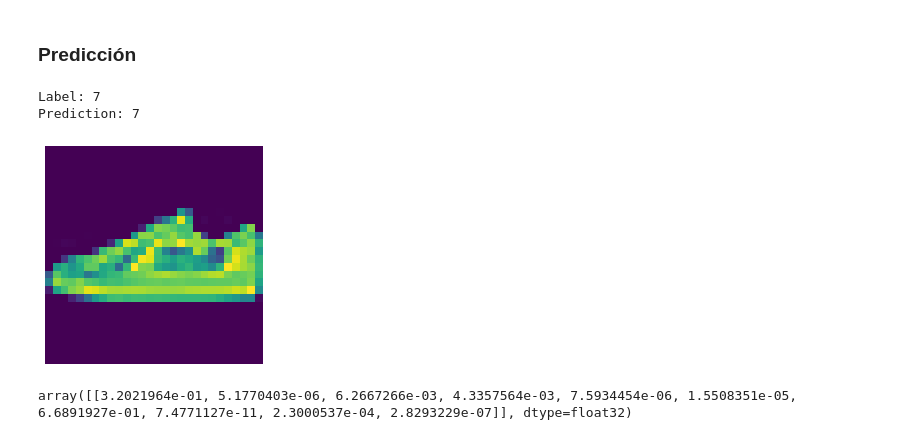
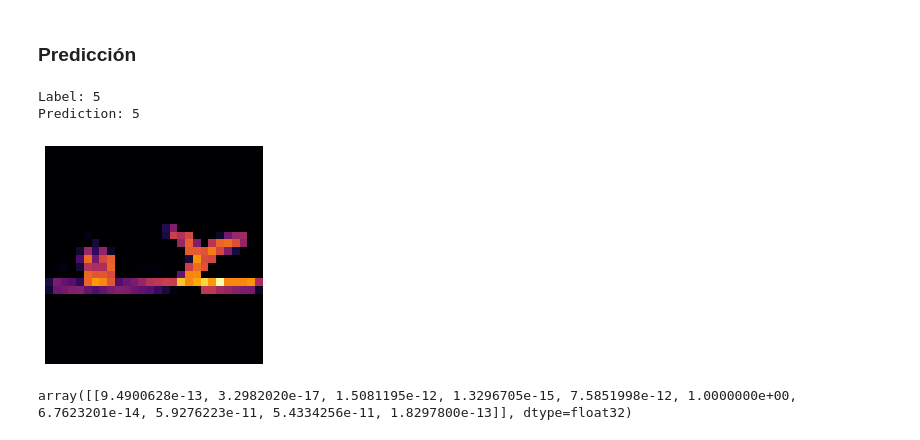
Before and after one commit to mrenchiladas/python-course, a Jupyter notebook: Redes_neuronales_profundas.ipynb, the cells around one changed output. Drawn from its saved outputs; the diff is of its cells as text; code cells hidden in the pictures.

```diff
--- a/Redes_neuronales_profundas.ipynb
+++ b/Redes_neuronales_profundas.ipynb
@@ -141,6 +144,12 @@ model = tf.keras.models.Sequential([
     tf.keras.layers.Dense(64, activation=tf.nn.relu),
     tf.keras.layers.Dense(10, activation=tf.nn.softmax)
 ])
+# %%
+model = tf.keras.models.Sequential()
+model.add(tf.keras.layers.Flatten())
+model.add(tf.keras.layers.Dense(256, activation=tf.nn.relu))
+model.add(tf.keras.layers.Dense(64, activation=tf.nn.relu))
+model.add(tf.keras.layers.Dense(10, activation=tf.nn.softmax))
 # %% [markdown]
 ### Entrenamiento del modelo
 # %%
@@ -150,5 +159,5 @@ model.compile(
     metrics=['accuracy']
 )
 # %%
-model.fit(training_images, training_labels, epochs=15)
+model.fit(training_images, training_labels, epochs=50)
 # %% [output]
@@ -182,20 +191,20 @@ model.evaluate(test_images, test_labels)
 # %%
 import random
 
 test_index = random.randint(0, 10000 - 1)
 
-plt.imshow(test_images[test_index], cmap='viridis')
+plt.imshow(test_images[test_index], cmap='inferno')
 plt.axis(False)
 
 print("Label:", test_labels[test_index])
 input_image = np.reshape(test_images[test_index], (1, 784))
 prediction = model.predict(np.expand_dims(input_image, axis=-1))
 print("Prediction:", np.argmax(prediction))
 # %% [output]
-Label: 7
-Prediction: 7
+Label: 5
+Prediction: 5
-[figure, old version]
+[figure, new version]
 # %%
 prediction
 # %% [output]
-array([[3.2021964e-01, 5.1770403e-06, 6.2667266e-03, 4.3357564e-03, 7.5934454e-06, 1.5508351e-05, 6.6891927e-01, 7.4771127e-11, 2.3000537e-04, 2.8293229e-07]], dtype=float32)
+array([[9.4900628e-13, 3.2982020e-17, 1.5081195e-12, 1.3296705e-15, 7.5851998e-12, 1.0000000e+00, 6.7623201e-14, 5.9276223e-11, 5.4334256e-11, 1.8297800e-13]], dtype=float32)
```
Also changed, not shown: parts of 5 cells of this notebook.
